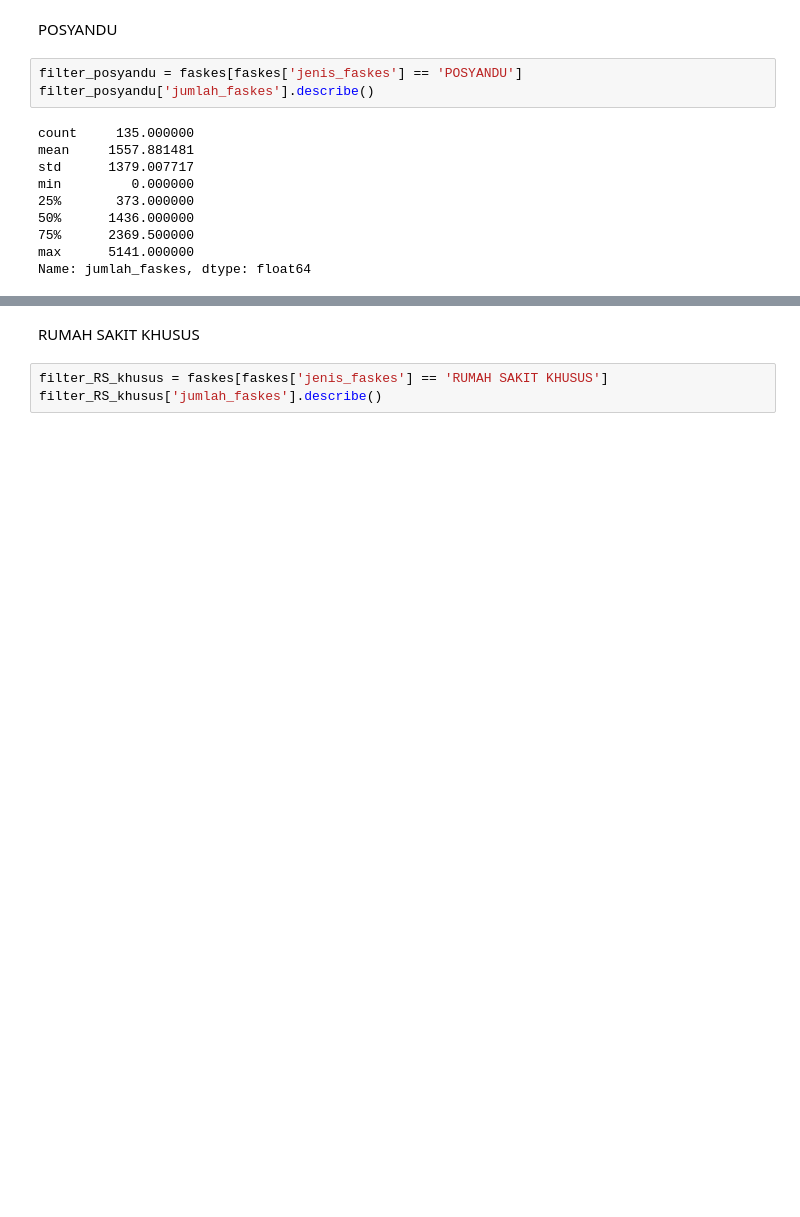
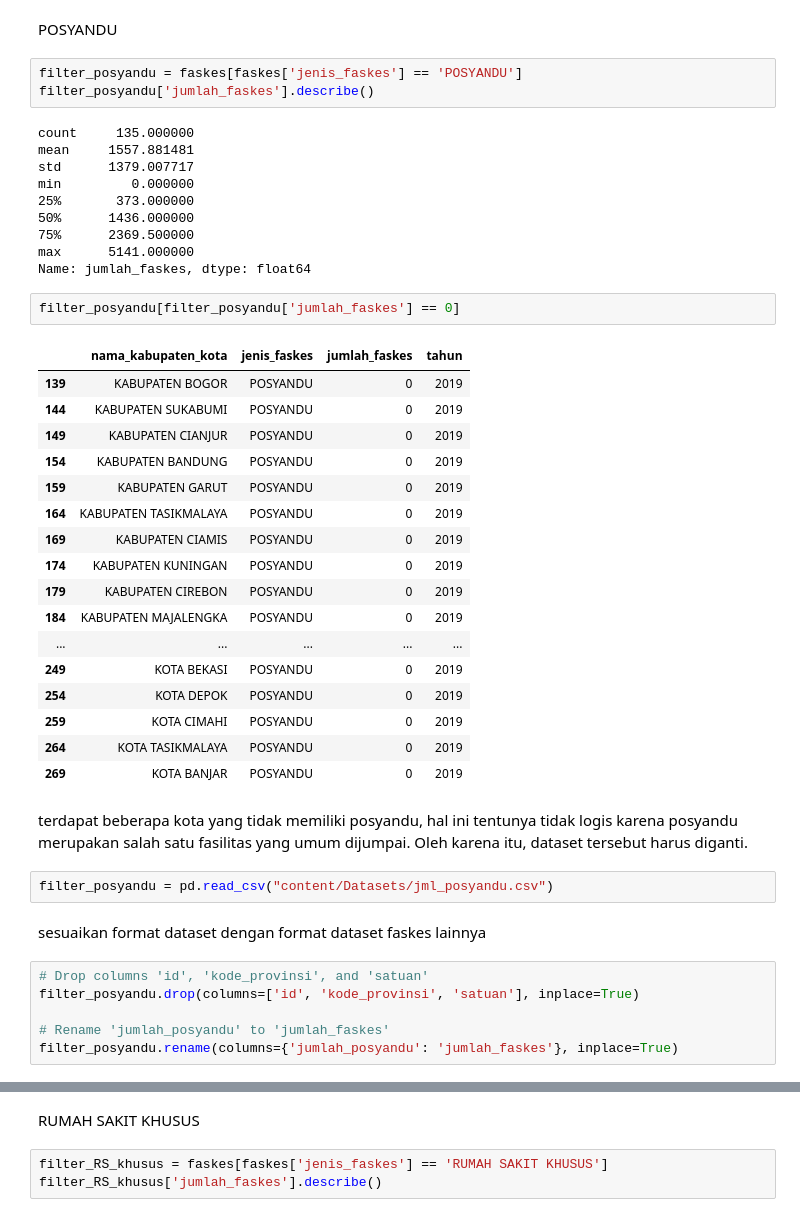
Before and after one commit to alipa97/Data_Mining_Tugas_1_Kel-1_C-1, a Jupyter notebook: Data_Mining_1.ipynb, the cells around one changed output, grey strips where cells are left out. Cells and saved outputs as stored; diff of their text form; blank space fills up the shorter version.

Commit message:
update_posyandu

```diff
--- a/Data_Mining_1.ipynb
+++ b/Data_Mining_1.ipynb
@@ -595,3 +595,35 @@ min         0.000000
 75%      2369.500000
 max      5141.000000
 Name: jumlah_faskes, dtype: float64
+# %%
+filter_posyandu[filter_posyandu['jumlah_faskes'] == 0]
+# %% [output]
+|  | nama_kabupaten_kota | jenis_faskes | jumlah_faskes | tahun |
+| 139 | KABUPATEN BOGOR | POSYANDU | 0 | 2019 |
+| 144 | KABUPATEN SUKABUMI | POSYANDU | 0 | 2019 |
+| 149 | KABUPATEN CIANJUR | POSYANDU | 0 | 2019 |
+| 154 | KABUPATEN BANDUNG | POSYANDU | 0 | 2019 |
+| 159 | KABUPATEN GARUT | POSYANDU | 0 | 2019 |
+| 164 | KABUPATEN TASIKMALAYA | POSYANDU | 0 | 2019 |
+| 169 | KABUPATEN CIAMIS | POSYANDU | 0 | 2019 |
+| 174 | KABUPATEN KUNINGAN | POSYANDU | 0 | 2019 |
+| 179 | KABUPATEN CIREBON | POSYANDU | 0 | 2019 |
+| 184 | KABUPATEN MAJALENGKA | POSYANDU | 0 | 2019 |
+| ... | ... | ... | ... | ... |
+| 249 | KOTA BEKASI | POSYANDU | 0 | 2019 |
+| 254 | KOTA DEPOK | POSYANDU | 0 | 2019 |
+| 259 | KOTA CIMAHI | POSYANDU | 0 | 2019 |
+| 264 | KOTA TASIKMALAYA | POSYANDU | 0 | 2019 |
+| 269 | KOTA BANJAR | POSYANDU | 0 | 2019 |
+# %% [markdown]
+terdapat beberapa kota yang tidak memiliki posyandu, hal ini tentunya tidak logis karena posyandu merupakan salah satu fasilitas yang umum dijumpai. Oleh karena itu, dataset tersebut harus diganti.
+# %%
+filter_posyandu = pd.read_csv("content/Datasets/jml_posyandu.csv")
+# %% [markdown]
+sesuaikan format dataset dengan format dataset faskes lainnya
+# %%
+# Drop columns 'id', 'kode_provinsi', and 'satuan'
+filter_posyandu.drop(columns=['id', 'kode_provinsi', 'satuan'], inplace=True)
+
+# Rename 'jumlah_posyandu' to 'jumlah_faskes'
+filter_posyandu.rename(columns={'jumlah_posyandu': 'jumlah_faskes'}, inplace=True)
```
Also changed, not shown: parts of 3 cells of this notebook, 1 other file.
